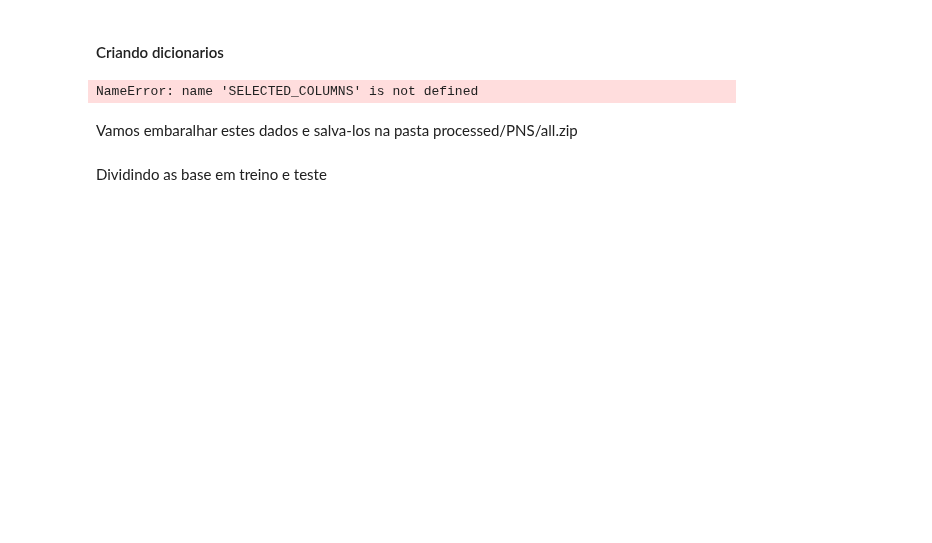
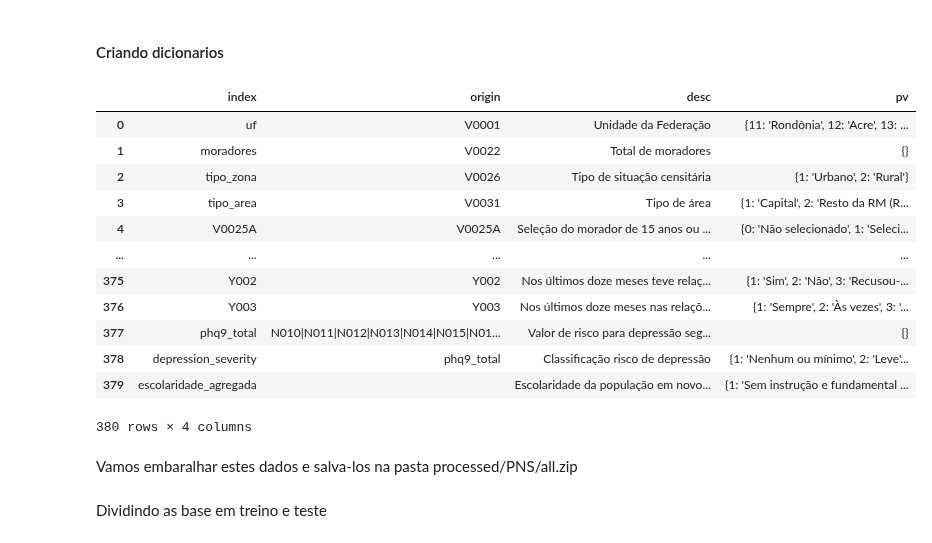
Before and after one commit to datasci4health/projects2023, a Jupyter notebook: DAGroup/notebooks/pns_preprocessing.ipynb, the cells around one changed output. Cells and saved outputs as stored; diff of their text form; code cells hidden in the pictures; blank space fills up the shorter version.

```diff
--- a/DAGroup/notebooks/pns_preprocessing.ipynb
+++ b/DAGroup/notebooks/pns_preprocessing.ipynb
@@ -180,24 +179,29 @@ escolaridade_agregada_values = {
     3: 'Médio completo e superior incompleto',
     4: 'Superior completo'
 }
-escolaridade_agregada_row = {
-    'index': 'escolaridade_agregada',
-    'origin': '',
-    'desc': 'Escolaridade da população em novo padrão',
-    'pv': f"{escolaridade_agregada_values}"
-}
 # %%
 desc_dict = {v: {'origin': k} for k, v in SELECTED_COLUMNS.items()}
 
 desc_dict.update(UPDATE_DICT)
 
 df_dict = pd.DataFrame.from_dict(PNS_DICT_RAW.complete_dictionary(desc_dict), orient='index').reset_index()
 df_dict.loc[len(df_dict)] = escolaridade_agregada_row
-a
 df_dict.to_csv('../data/processed/PNS_2019/dictionary.csv', index=False)
 df_dict
 # %% [output]
+|  | index | origin | desc | pv |
+| 0 | uf | V0001 | Unidade da Federação | {11: 'Rondônia', 12: 'Acre', 13: ... |
+| 1 | moradores | V0022 | Total de moradores | {} |
+| 2 | tipo_zona | V0026 | Tipo de situação censitária | {1: 'Urbano', 2: 'Rural'} |
+| 3 | tipo_area | V0031 | Tipo de área | {1: 'Capital', 2: 'Resto da RM (R... |
+| 4 | V0025A | V0025A | Seleção do morador de 15 anos ou ... | {0: 'Não selecionado', 1: 'Seleci... |
+| ... | ... | ... | ... | ... |
+| 375 | Y002 | Y002 | Nos últimos doze meses teve relaç... | {1: 'Sim', 2: 'Não', 3: 'Recusou-... |
+| 376 | Y003 | Y003 | Nos últimos doze meses nas relaçõ... | {1: 'Sempre', 2: 'Às vezes', 3: '... |
+| 377 | phq9_total | N010|N011|N012|N013|N014|N015|N01... | Valor de risco para depressão seg... | {} |
+| 378 | depression_severity | phq9_total | Classificação risco de depressão | {1: 'Nenhum ou mínimo', 2: 'Leve'... |
+| 379 | escolaridade_agregada |  | Escolaridade da população em novo... | {1: 'Sem instrução e fundamental ... |
-NameError: name 'SELECTED_COLUMNS' is not defined
+380 rows × 4 columns
 # %% [markdown]
 Vamos embaralhar estes dados e salva-los na pasta processed/PNS/all.zip
 # %%
```
Also changed, not shown: parts of 11 cells of this notebook, 5 other files.
